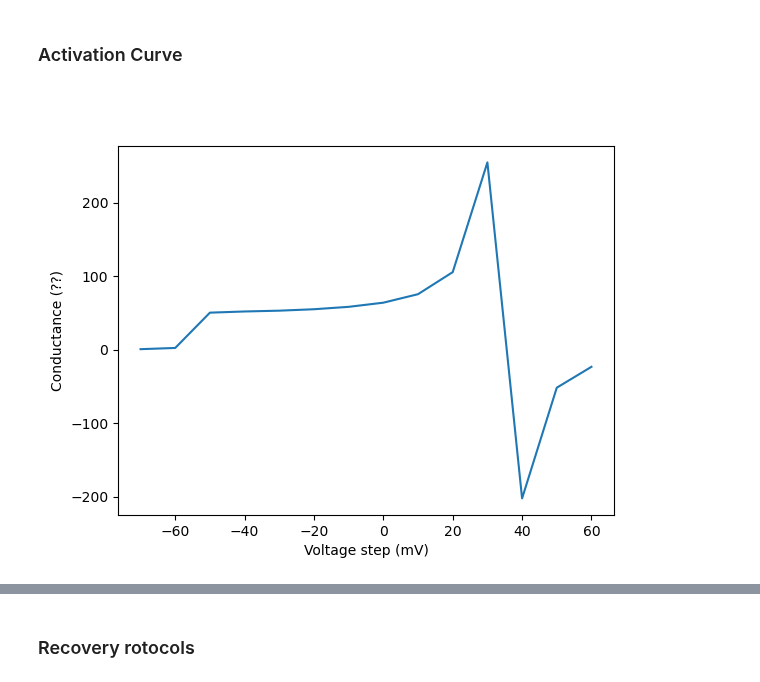
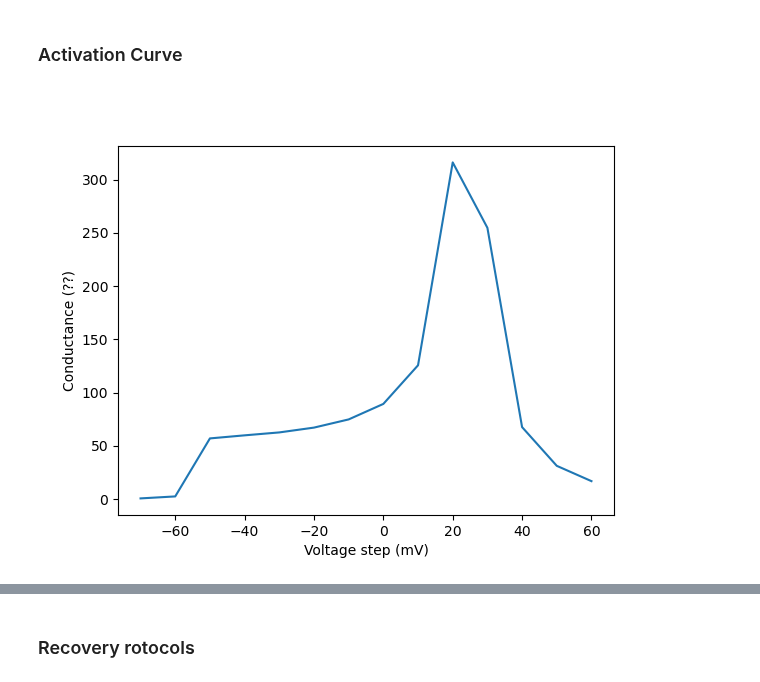
Before and after one commit to afmontarras/CSHL, a Jupyter notebook: Nav.ipynb, the cells around one changed output, grey strips where cells are left out. Saved outputs shown, nothing was run; the diff lists cells and outputs as text; code cells hidden in the pictures.

```diff
--- a/Nav.ipynb
+++ b/Nav.ipynb
@@ -28,7 +29,7 @@ files
 # %% [markdown]
 ### IV curve
 # %%
-iv_files = glob(folders[0]+"/*IV*")
+iv_files = glob(folders[1]+"/*IV*")
 iv_files
 # %% [output]
 ['/home/alan/Documents/LAB/CSHL/Data/Nav/24607005_IV.abf',
@@ -72,7 +73,8 @@ voltage_step = np.mean(swp_window(swps,v_start,v_end,sr,channel=1),axis=1)
 ## the pic response in your current:
 i_start = 0.11341
 i_end = 0.1155
-current_response = np.min(swp_window(swps,i_start,i_end,sr,channel=0),axis=1)
+current_window = swp_window(swps,i_start,i_end,sr,channel=0)
+current_response = [swp[np.argmax(np.abs(swp))] for swp in current_window]
 ## Create a figure plot with this line:
 fig,ax = plt.subplots()
 ## the ax.plot(x,y,'line, dot,...') will plot your data to the figure
@@ -86,12 +88,12 @@ plt.show()
 ### Activation Curve
 # %%
 ## reversal potential in mV
-E_rev = 35
+E_rev = 25
 conductance = current_response/(voltage_step - E_rev)
 fig, ax = plt.subplots()
-ax.plot(voltage_step,conductance)
+ax.plot(voltage_step,abs(conductance))
 ax.set_xlabel('Voltage step (mV)')
 ax.set_ylabel('Conductance (??)')
 plt.show()
 # %% [output]
-[figure, old version]
+[figure, new version]
```
Also changed, not shown: parts of 5 cells of this notebook.
